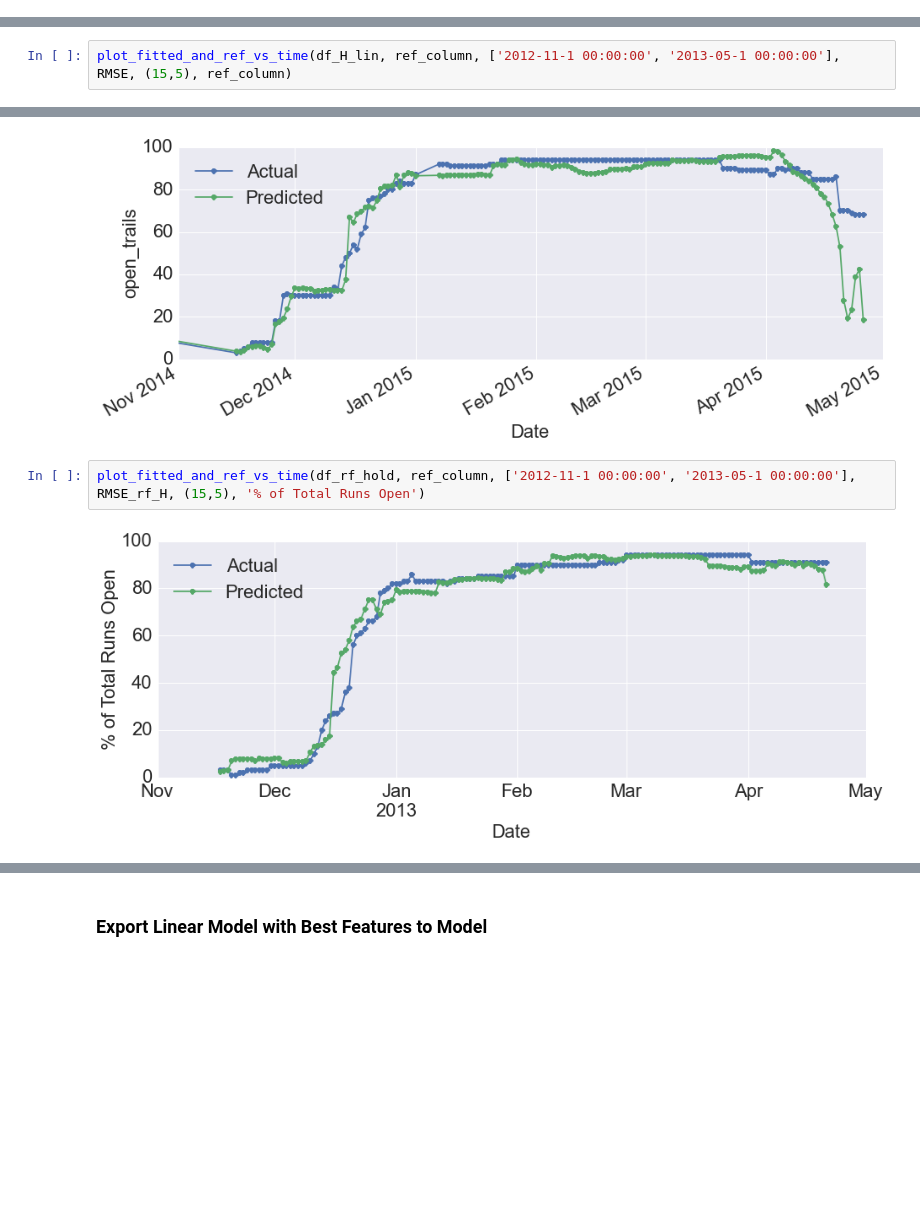
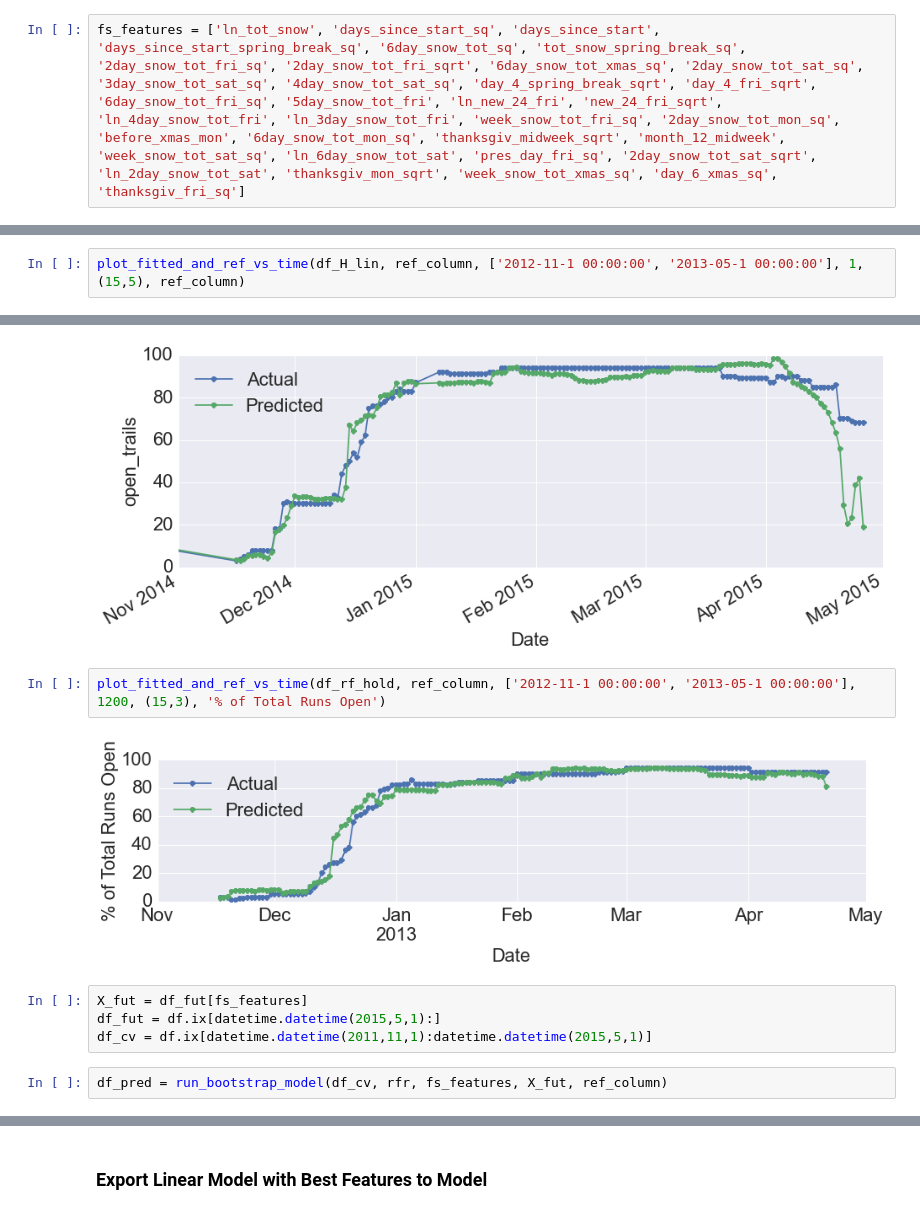
Before and after one commit to balmandhunter/ski_in_solitude, a Jupyter notebook: percent-open-model.ipynb, the cells around one changed output, grey strips where cells are left out. Cells and saved outputs as stored; diff of their text form; blank space fills up the shorter version.

```diff
--- a/percent-open-model.ipynb
+++ b/percent-open-model.ipynb
@@ -98,6 +95,8 @@ Next best Feature:  week_snow_tot_xmas_sq , RMSE:  11.6 #: 33
 Next best Feature:  day_6_xmas_sq , RMSE:  11.6 #: 34
 Next best Feature:  thanksgiv_fri_sq , RMSE:  11.6 #: 35
 Best Features:  ['ln_tot_snow', 'days_since_start_sq', 'days_since_start', 'days_since_start_spring_break_sq', '6day_snow_tot_sq', 'tot_snow_spring_break_sq', '2day_snow_tot_fri_sq', '2day_snow_tot_fr ...
+# %%
+fs_features = ['ln_tot_snow', 'days_since_start_sq', 'days_since_start', 'days_since_start_spring_break_sq', '6day_snow_tot_sq', 'tot_snow_spring_break_sq', '2day_snow_tot_fri_sq', '2day_snow_tot_fri_sqrt', '6day_snow_tot_xmas_sq', '2day_snow_tot_sat_sq', '3day_snow_tot_sat_sq', '4day_snow_tot_sat_sq', 'day_4_spring_break_sqrt', 'day_4_fri_sqrt', '6day_snow_tot_fri_sq', '5day_snow_tot_fri', 'ln_new_24_fri', 'new_24_fri_sqrt', 'ln_4day_snow_tot_fri', 'ln_3day_snow_tot_fri', 'week_snow_tot_fri_sq', '2day_snow_tot_mon_sq', 'before_xmas_mon', '6day_snow_tot_mon_sq', 'thanksgiv_midweek_sqrt', 'month_12_midweek', 'week_snow_tot_sat_sq', 'ln_6day_snow_tot_sat', 'pres_day_fri_sq', '2day_snow_tot_sat_sqrt', 'ln_2day_snow_tot_sat', 'thanksgiv_mon_sqrt', 'week_snow_tot_xmas_sq', 'day_6_xmas_sq', 'thanksgiv_fri_sq']
 # %%
 plot_error_vs_features(RMSE, 'none', 'none')
 # %% [output]
@@ -156,6 +155,6 @@ fitted_vs_ref_plot(df_H_lin, ref_column, 'Predicted % Trails Open', 'Actual % Tr
 # %% [output]
 [figure]
 # %%
-plot_fitted_and_ref_vs_time(df_H_lin, ref_column, ['2012-11-1 00:00:00', '2013-05-1 00:00:00'], RMSE, (15,5), ref_column)
+plot_fitted_and_ref_vs_time(df_H_lin, ref_column, ['2012-11-1 00:00:00', '2013-05-1 00:00:00'], 1, (15,5), ref_column)
 # %% [output]
 [figure]
@@ -218,6 +214,12 @@ plot_fitted_and_ref_vs_time(df_rf_cv, ref_column, ['2014-11-1 00:00:00', '2015-0
 [figure]
 [figure]
 # %%
-plot_fitted_and_ref_vs_time(df_rf_hold, ref_column, ['2012-11-1 00:00:00', '2013-05-1 00:00:00'], RMSE_rf_H, (15,5), '% of Total Runs Open')
+plot_fitted_and_ref_vs_time(df_rf_hold, ref_column, ['2012-11-1 00:00:00', '2013-05-1 00:00:00'], 1200, (15,3), '% of Total Runs Open')
 # %% [output]
-[figure, old version]
+[figure, new version]
+# %%
+X_fut = df_fut[fs_features]
+df_fut = df.ix[datetime.datetime(2015,5,1):]
+df_cv = df.ix[datetime.datetime(2011,11,1):datetime.datetime(2015,5,1)]
+# %%
+df_pred = run_bootstrap_model(df_cv, rfr, fs_features, X_fut, ref_column)
```
Also changed, not shown: parts of 9 cells of this notebook, 4 other files.
